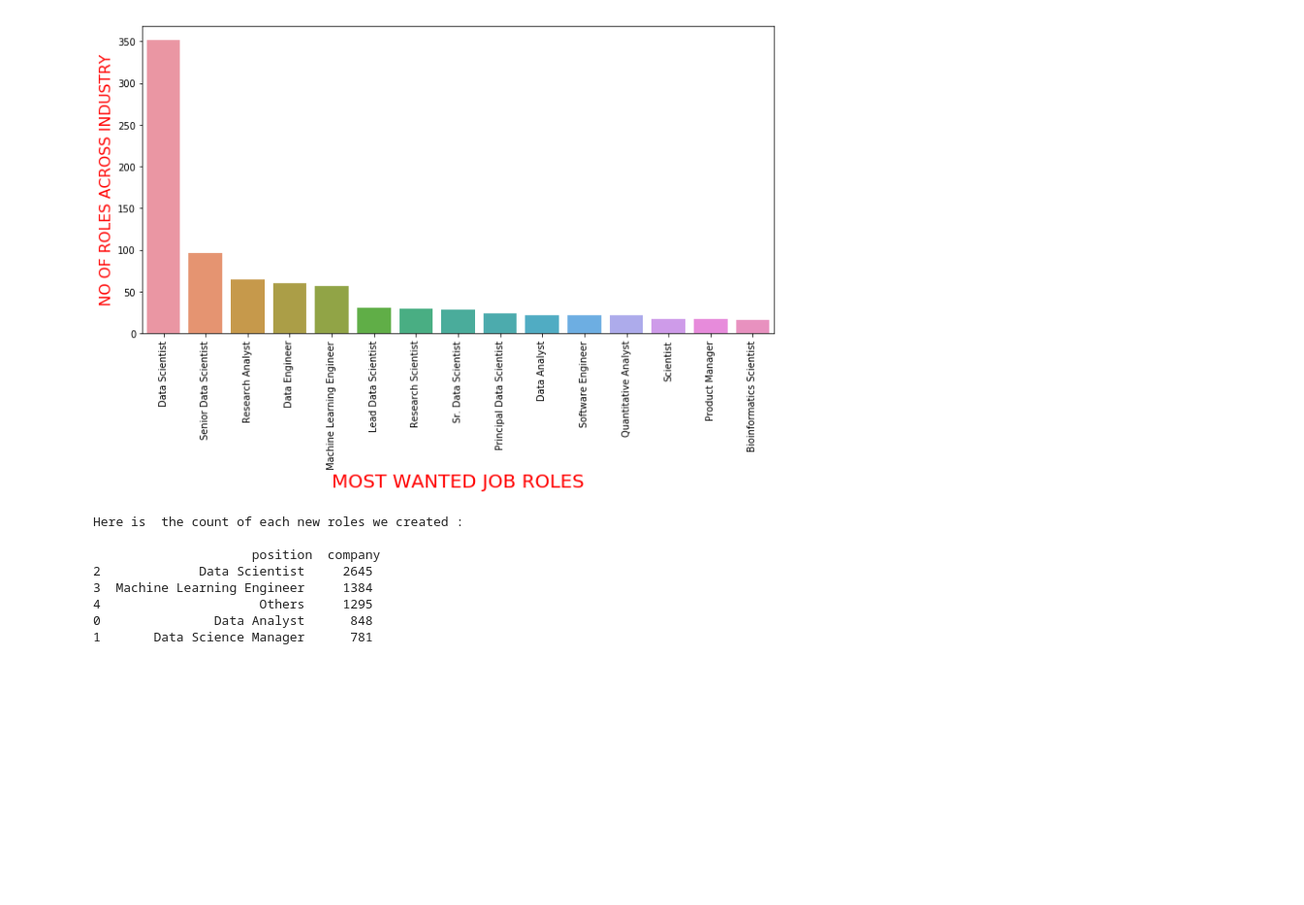
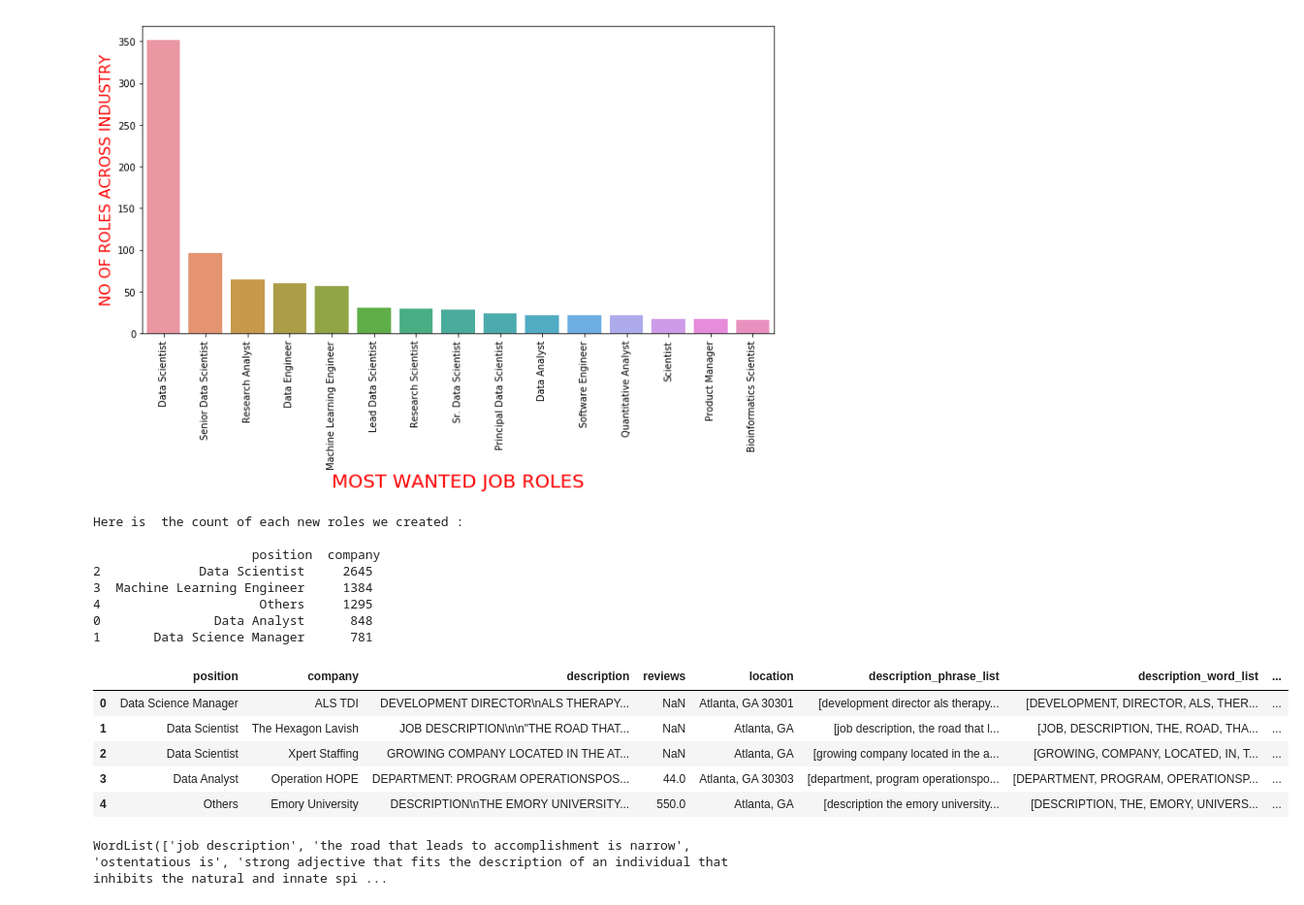
Before and after one commit to haobaids/FinalProject, a Jupyter notebook: static/datacleaning.ipynb, the cells around one changed output. Shown at 97% size. Drawn from its saved outputs; the diff is of its cells as text; code cells hidden in the pictures; blank space fills up the shorter version.

Commit message:
updated data cleaning
updated data cleaning

```diff
--- a/static/datacleaning.ipynb
+++ b/static/datacleaning.ipynb
@@ -109,7 +113,7 @@ Text(0, 0.5, 'NO OF ROLES ACROSS INDUSTRY')
 #Data Science Manager and Others
 
 # Creating only 5 datascience roles among all
-data=datasci_df.copy()
+data=rawdata_df.copy()
 data.dropna(subset=['position'], how='all', inplace = True)
 data['position']=[x.upper() for x in data['position']]
 data['description']=[x.upper() for x in data['description']]
@@ -163,3 +167,45 @@ label_enc=LabelEncoder()
 
 X=tfidf.fit_transform(X)
 Y=label_enc.fit_transform(Y)
+# %%
+datacount_df=data
+job_description=[TextBlob(k) for k in datacount_df.description]
+
+job_description_nounphrases_list=[blob.noun_phrases for blob in job_description]
+datacount_df['description_phrase_list'] = job_description_nounphrases_list
+
+job_description_words_list=[blob.words for blob in job_description]
+datacount_df['description_word_list'] = job_description_words_list
+
+datacount_df['description_count_statistics'] = [blob.words.count('statistics') for blob in job_description]
+
+datacount_df['description_count_python'] = [blob.words.count('python') for blob in job_description]
+
+datacount_df['description_count_R'] = [blob.words.count('R') for blob in job_description]
+
+datacount_df['description_count_SQL'] = [blob.words.count('SQL') for blob in job_description]
+
+datacount_df['description_count_SAS'] = [blob.words.count('SAS') for blob in job_description]
+
+datacount_df['description_count_TABLEAU'] = [blob.words.count('TABLEAU') for blob in job_description]
+
+datacount_df['description_count_modeling'] = [blob.words.count('MODELING') for blob in job_description]
+
+datacount_df['description_count_database'] = [blob.words.count('DATABASE') for blob in job_description]
+
+datacount_df['description_count_BACHELOR'] = [blob.words.count('BACHELOR') for blob in job_description]
+
+datacount_df['description_count_Master'] = [blob.words.count('MASTER') for blob in job_description]
+
+datacount_df.head(5)
+# %% [output]
+|  | position | company | description | reviews | location | description_phrase_list | description_word_list | ... |
+| 0 | Data Science Manager | ALS TDI | DEVELOPMENT DIRECTOR\nALS THERAPY... | NaN | Atlanta, GA 30301 | [development director als therapy... | [DEVELOPMENT, DIRECTOR, ALS, THER... | ... |
+| 1 | Data Scientist | The Hexagon Lavish | JOB DESCRIPTION\n\n"THE ROAD THAT... | NaN | Atlanta, GA | [job description, the road that l... | [JOB, DESCRIPTION, THE, ROAD, THA... | ... |
+| 2 | Data Scientist | Xpert Staffing | GROWING COMPANY LOCATED IN THE AT... | NaN | Atlanta, GA | [growing company located in the a... | [GROWING, COMPANY, LOCATED, IN, T... | ... |
+| 3 | Data Analyst | Operation HOPE | DEPARTMENT: PROGRAM OPERATIONSPOS... | 44.0 | Atlanta, GA 30303 | [department, program operationspo... | [DEPARTMENT, PROGRAM, OPERATIONSP... | ... |
+| 4 | Others | Emory University | DESCRIPTION\nTHE EMORY UNIVERSITY... | 550.0 | Atlanta, GA | [description the emory university... | [DESCRIPTION, THE, EMORY, UNIVERS... | ... |
+# %%
+datacount_df['description_phrase_list'][1]
+# %% [output]
+WordList(['job description', 'the road that leads to accomplishment is narrow', 'ostentatious is', 'strong adjective that fits the description of an individual that inhibits the natural and innate spi ...
```
Also changed, not shown: parts of 7 cells of this notebook.
